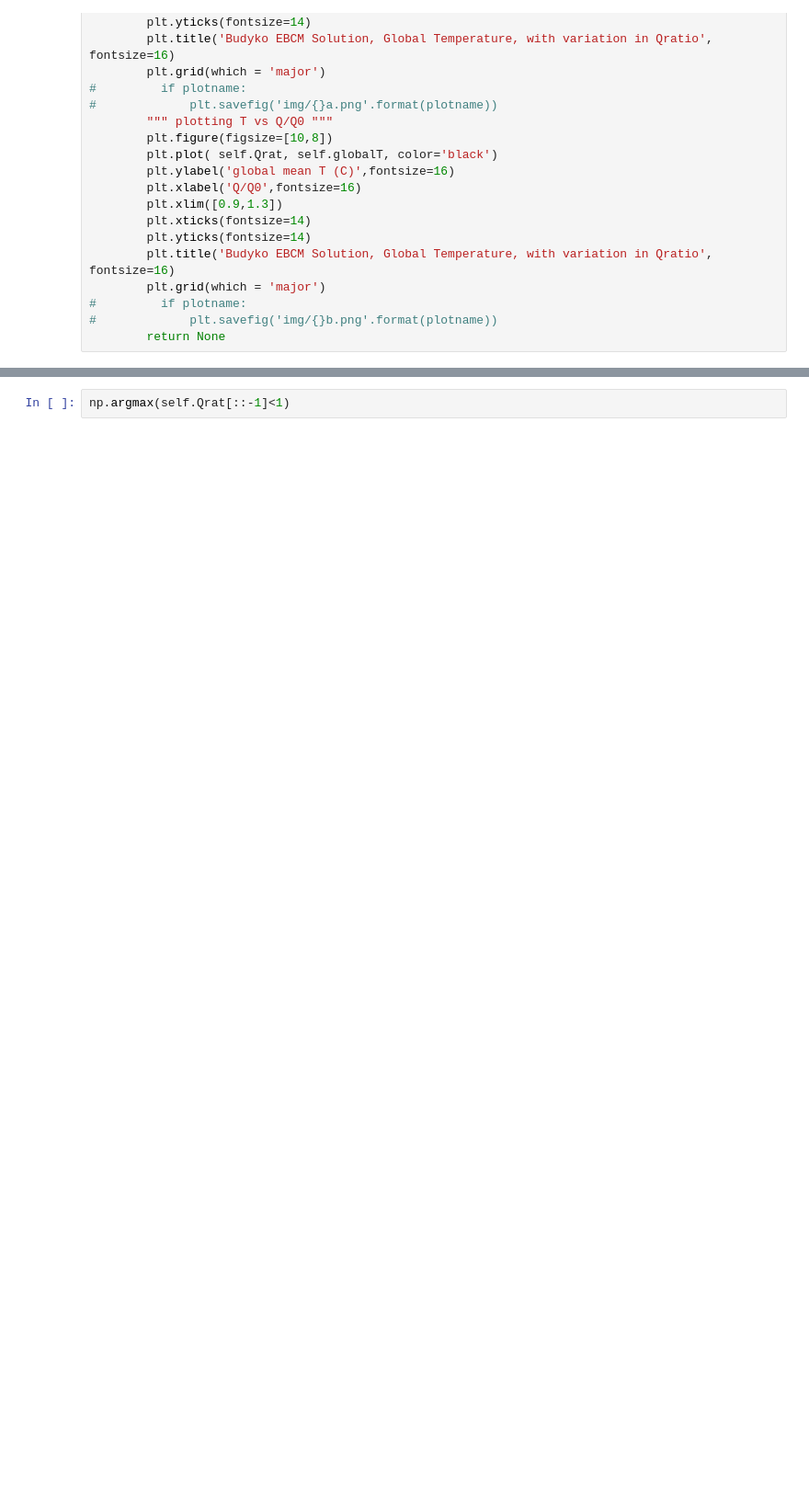
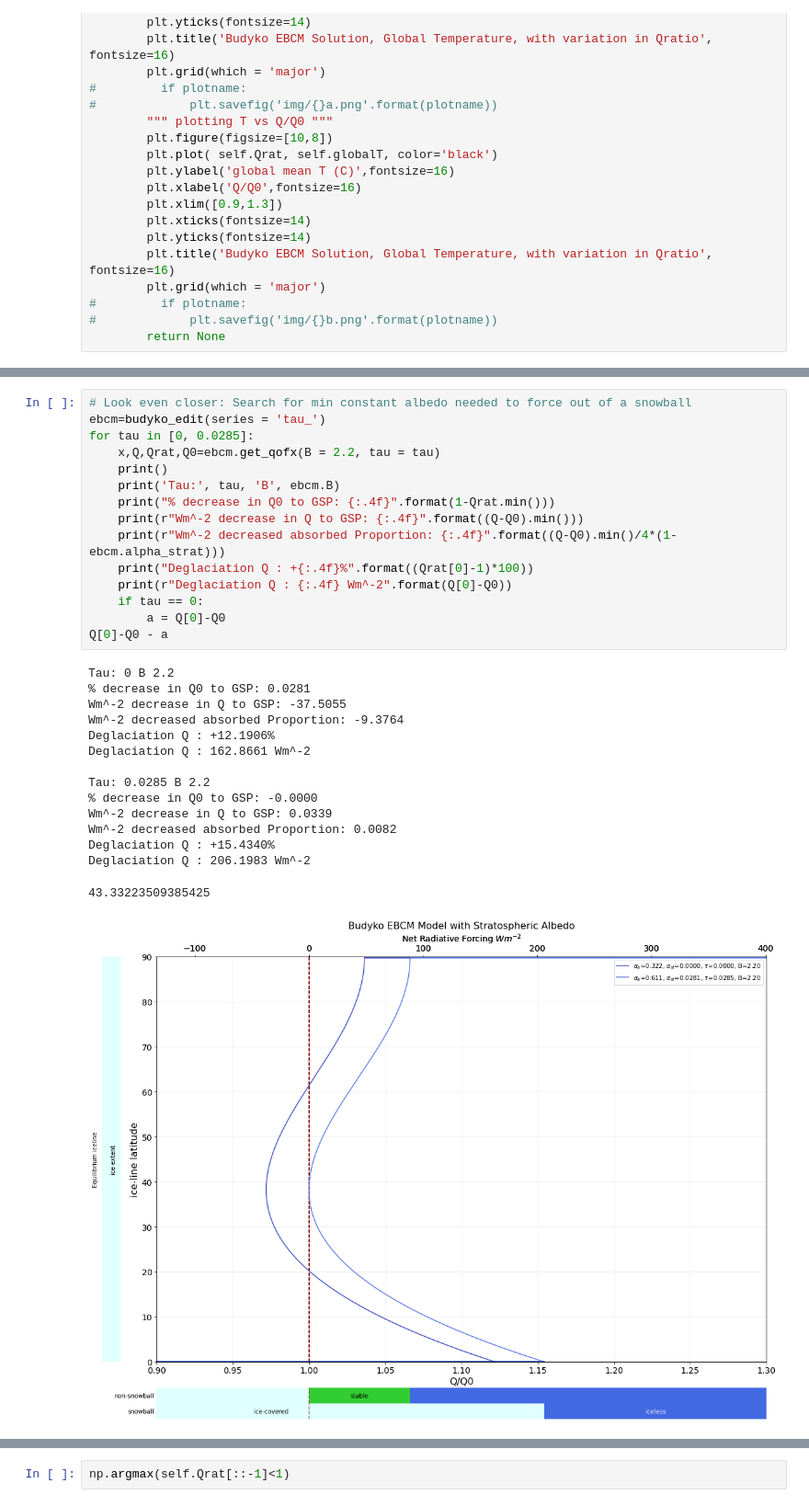
Before and after one commit to taneugene/snowball_earth, a Jupyter notebook: volcanic_snowballs.ipynb, the cells around one changed output, grey strips where cells are left out. Shown at 92% size. Cells and saved outputs as stored; diff of their text form; blank space fills up the shorter version.

```diff
--- a/volcanic_snowballs.ipynb
+++ b/volcanic_snowballs.ipynb
@@ -463,0 +528,31 @@ self = ebcm
+# %%
+# Look even closer: Search for min constant albedo needed to force out of a snowball
+ebcm=budyko_edit(series = 'tau_')
+for tau in [0, 0.0285]:
+    x,Q,Qrat,Q0=ebcm.get_qofx(B = 2.2, tau = tau)
+    print()
+    print('Tau:', tau, 'B', ebcm.B)
+    print("% decrease in Q0 to GSP: {:.4f}".format(1-Qrat.min()))
+    print(r"Wm^-2 decrease in Q to GSP: {:.4f}".format((Q-Q0).min()))
+    print(r"Wm^-2 decreased absorbed Proportion: {:.4f}".format((Q-Q0).min()/4*(1-ebcm.alpha_strat)))
+    print("Deglaciation Q : +{:.4f}%".format((Qrat[0]-1)*100))
+    print(r"Deglaciation Q : {:.4f} Wm^-2".format(Q[0]-Q0))
+    if tau == 0:
+        a = Q[0]-Q0
+Q[0]-Q0 - a
+# %% [output]
+Tau: 0 B 2.2
+% decrease in Q0 to GSP: 0.0281
+Wm^-2 decrease in Q to GSP: -37.5055
+Wm^-2 decreased absorbed Proportion: -9.3764
+Deglaciation Q : +12.1906%
+Deglaciation Q : 162.8661 Wm^-2
+
+Tau: 0.0285 B 2.2
+% decrease in Q0 to GSP: -0.0000
+Wm^-2 decrease in Q to GSP: 0.0339
+Wm^-2 decreased absorbed Proportion: 0.0082
+Deglaciation Q : +15.4340%
+Deglaciation Q : 206.1983 Wm^-2
+43.33223509385425
+[figure, added]
```
Also changed, not shown: parts of 15 cells of this notebook.
